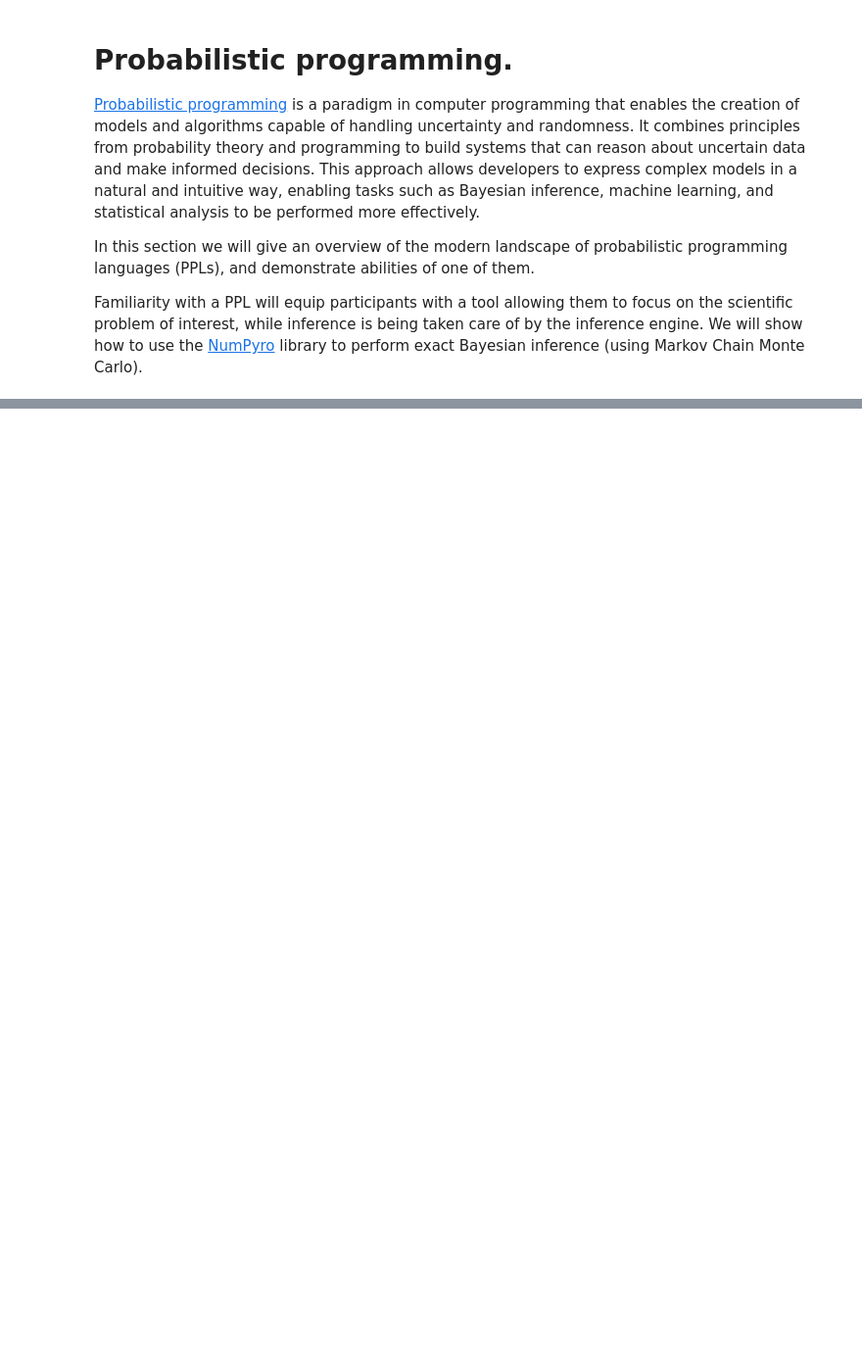
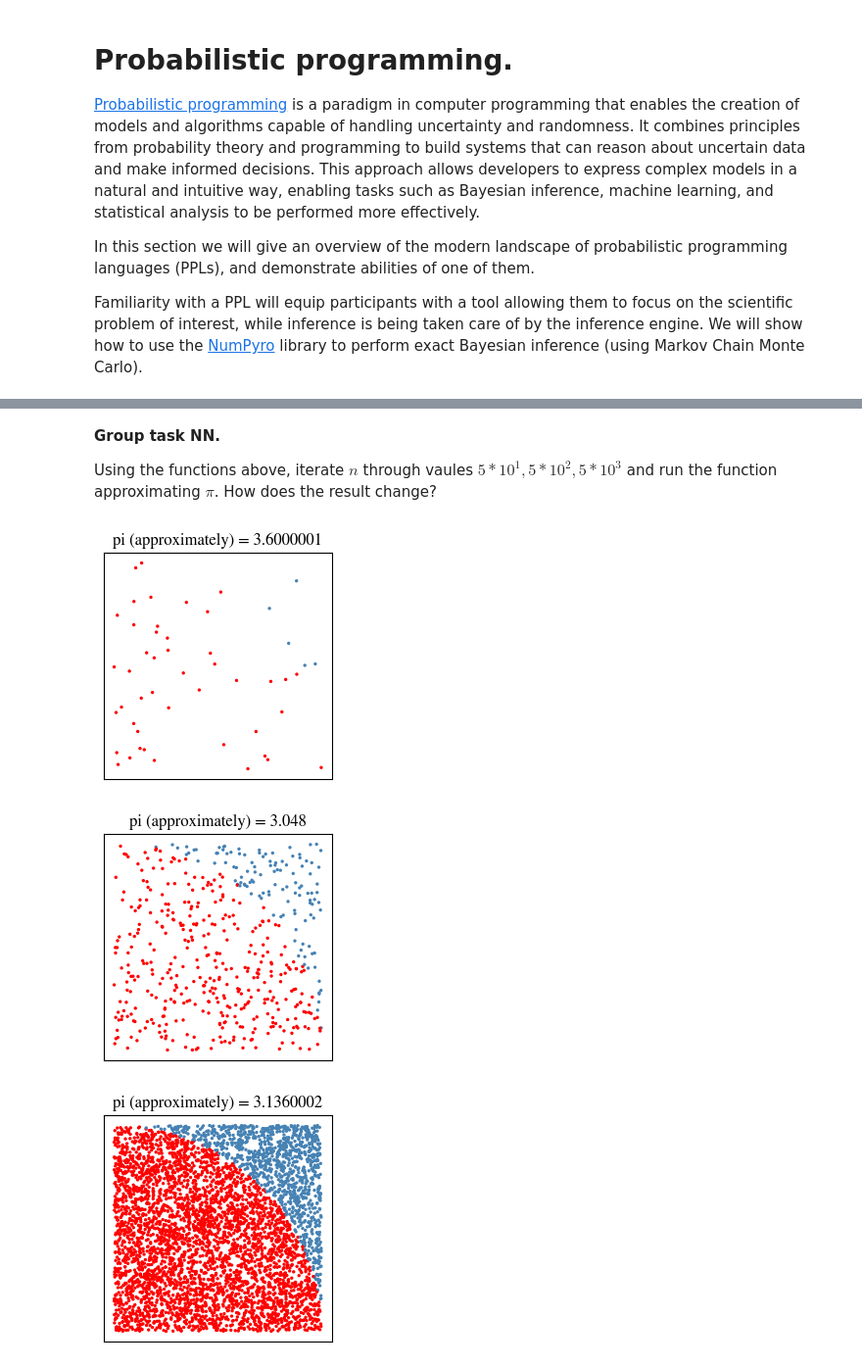
Before and after one commit to deep-learning-indaba/indaba-pracs-2023, a Jupyter notebook: Introduction_to_Probabilistic_Thinking_and_Programming.ipynb, the cells around one changed output, grey strips where cells are left out. Shown at 98% size. Drawn from its saved outputs; the diff is of its cells as text; code cells hidden in the pictures; blank space fills up the shorter version.

Commit message:
Monte Carlo, Numpyro, outro

```diff
--- a/Introduction_to_Probabilistic_Thinking_and_Programming.ipynb
+++ b/Introduction_to_Probabilistic_Thinking_and_Programming.ipynb
@@ -856,0 +964,51 @@ Familiarity with a PPL will equip participants with a tool allowing them to focu
+# %%
+##############################################
+# the Monte Carlo method - compute pi
+##############################################
+
+def in_circle(x, y, r):
+    # is point (x,y) within circle of radius r?
+
+    return jnp.sqrt(x **2 + y**2) <= r**2
+# %%
+def approx_pi(r, n):
+
+    xs, ys, cols = [], [], []
+
+    count = 0
+
+    for i in range(n):
+        x = np.random.uniform(0,r,1)
+        y = np.random.uniform(0,r,1)
+        xs.append(x)
+        ys.append(y)
+
+        if in_circle(x, y, r):
+            count += 1
+            cols.append("red")
+        else:
+            cols.append("steelblue")
+
+    pi_appr = round(4 * count/n, 3)
+
+    plt.figure(figsize=(3, 3))
+    plt.scatter(xs, ys, c = cols, s=2)
+    plt.title("pi (approximately) = " + str(pi_appr))
+    plt.xticks([])
+    plt.yticks([])
+    plt.show()
+
+    return pi_appr
+# %% [markdown]
+**Group task NN.**
+
+Using the functions above, iterate $n$ through vaules $5*10^1, 5*10^2, 5*10^3$ and run the function approximating $\pi$. How does the result change?
+# %%
+r = 1
+
+for n in 5*10**jnp.array([1,2,3]):
+    approx_pi(r, n)
+# %% [output]
+[figure, added]
+[figure, added]
+[figure, added]
```
Also changed, not shown: parts of 83 cells of this notebook.
